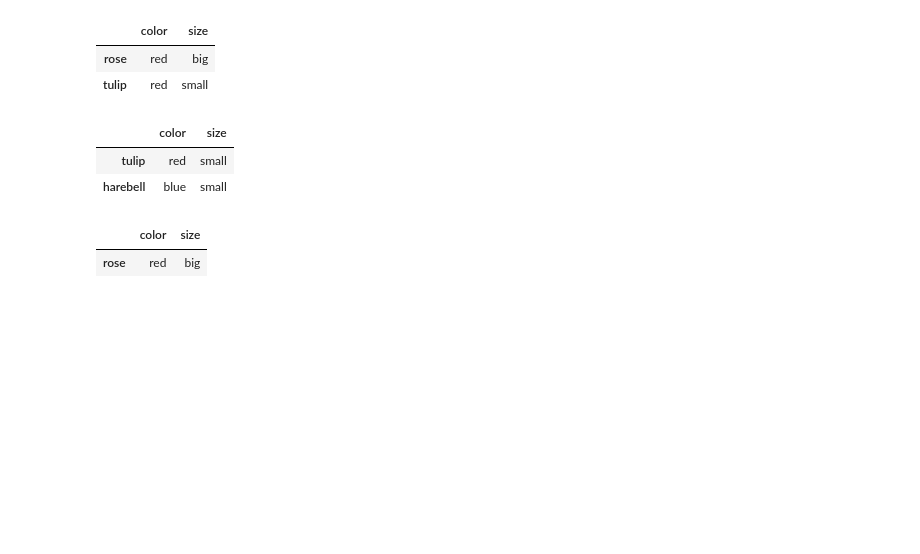
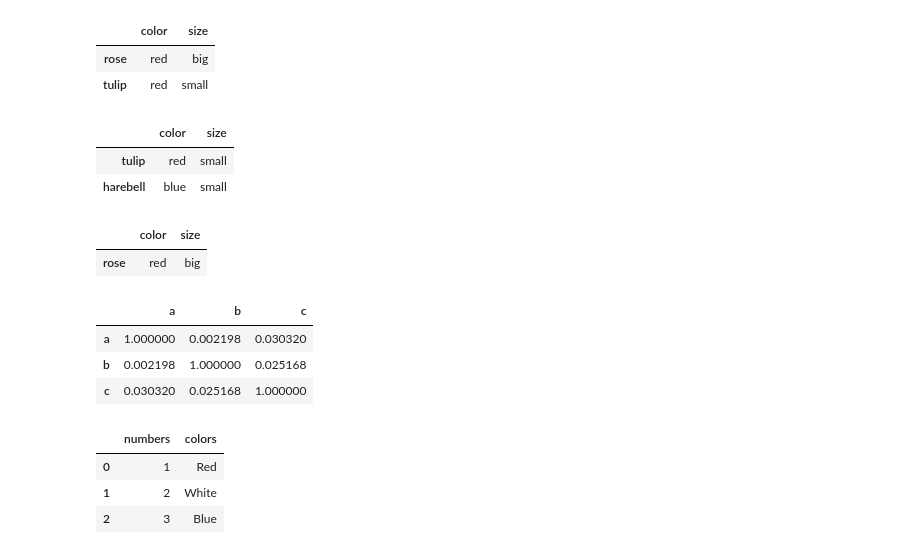
Before and after one commit to antonioIannotta/Python-Data-Analysis, a Jupyter notebook: Pandas_Intro.ipynb, the cells around one changed output. Cells and saved outputs as stored; diff of their text form; code cells hidden in the pictures; blank space fills up the shorter version.

```diff
--- a/Pandas_Intro.ipynb
+++ b/Pandas_Intro.ipynb
@@ -139,3 +139,19 @@ df[rose_mask]
 # %% [output]
 |  | color | size |
 | rose | red | big |
+# %%
+df = pd.DataFrame(np.random.randn(1000, 3), columns=['a', 'b', 'c'])
+df.corr()
+# %% [output]
+|  | a | b | c |
+| a | 1.000000 | 0.002198 | 0.030320 |
+| b | 0.002198 | 1.000000 | 0.025168 |
+| c | 0.030320 | 0.025168 | 1.000000 |
+# %%
+df = pd.DataFrame({'numbers': [1, 2, 3], 'colors':['Red', 'White', 'Blue']})
+df
+# %% [output]
+|  | numbers | colors |
+| 0 | 1 | Red |
+| 1 | 2 | White |
+| 2 | 3 | Blue |
```
Also changed, not shown: parts of 5 cells of this notebook.
